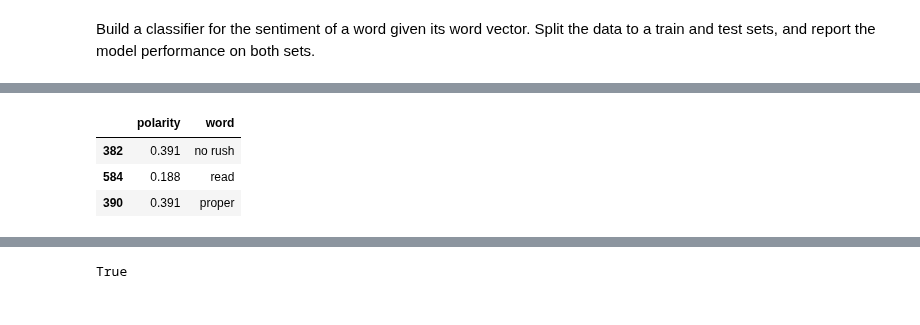
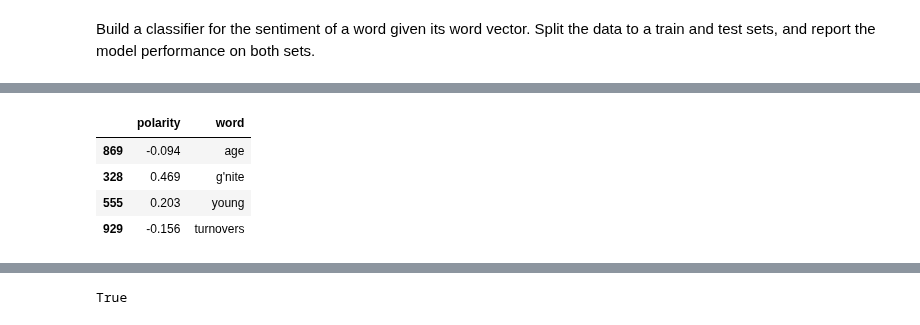
Before and after one commit to gabibu/deeplearnning, a Jupyter notebook: DL_word_embedding_assignment.ipynb, the cells around one changed output, grey strips where cells are left out. Cells and saved outputs as stored; diff of their text form; code cells hidden in the pictures.

```diff
--- a/DL_word_embedding_assignment.ipynb
+++ b/DL_word_embedding_assignment.ipynb
@@ -281,12 +310,13 @@ twitter_lex_df.describe(include = 'all')
 | 75% | 0.406000 | NaN |
 | max | 0.984000 | NaN |
 # %%
-twitter_lex_df.sample(3)
+twitter_lex_df.sample(4)
 # %% [output]
 |  | polarity | word |
-| 382 | 0.391 | no rush |
-| 584 | 0.188 | read |
-| 390 | 0.391 | proper |
+| 869 | -0.094 | age |
+| 328 | 0.469 | g'nite |
+| 555 | 0.203 | young |
+| 929 | -0.156 | turnovers |
 # %%
 twitter_lex_df['vector'] = twitter_lex_df["word"].apply(lambda word: wevec_model.wv[word].reshape(1,-1) if word in wevec_model.wv else None)
 twitter_lex_df = twitter_lex_df[twitter_lex_df.vector.notnull()]
```
Also changed, not shown: parts of 34 cells of this notebook.
